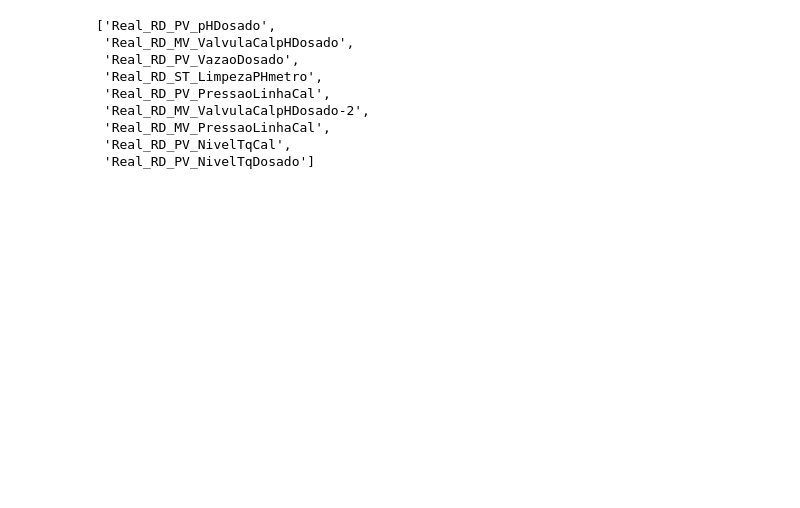
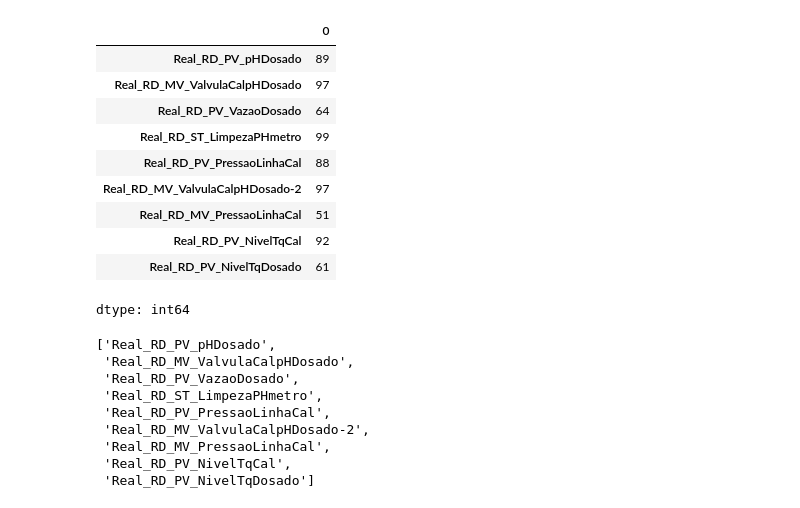
Before and after one commit to vinifm/pentagro, a Jupyter notebook: src/rnn.ipynb, the cells around one changed output. Cells and saved outputs as stored; diff of their text form; code cells hidden in the pictures; blank space fills up the shorter version.

```diff
--- a/src/rnn.ipynb
+++ b/src/rnn.ipynb
@@ -4,3 +7,19 @@ import keras
 # %%
-df = pd.read_csv('../data/data_phdosado.csv', index_col=1)
+df = pd.read_csv('/content/data_phdosado.csv', index_col=1, engine='python', on_bad_lines='skip') # Colab
+# df = pd.read_csv('../data/data_phdosado.csv', index_col=1)
 df = df.drop(columns=['ID', 'Real_RD_PV_BaumeCal'])
+# %%
+# Check for nulls
+df.isnull().sum()
+# %% [output]
+|  | 0 |
+| Real_RD_PV_pHDosado | 89 |
+| Real_RD_MV_ValvulaCalpHDosado | 97 |
+| Real_RD_PV_VazaoDosado | 64 |
+| Real_RD_ST_LimpezaPHmetro | 99 |
+| Real_RD_PV_PressaoLinhaCal | 88 |
+| Real_RD_MV_ValvulaCalpHDosado-2 | 97 |
+| Real_RD_MV_PressaoLinhaCal | 51 |
+| Real_RD_PV_NivelTqCal | 92 |
+| Real_RD_PV_NivelTqDosado | 61 |
+dtype: int64
```
Also changed, not shown: parts of 5 cells of this notebook.
